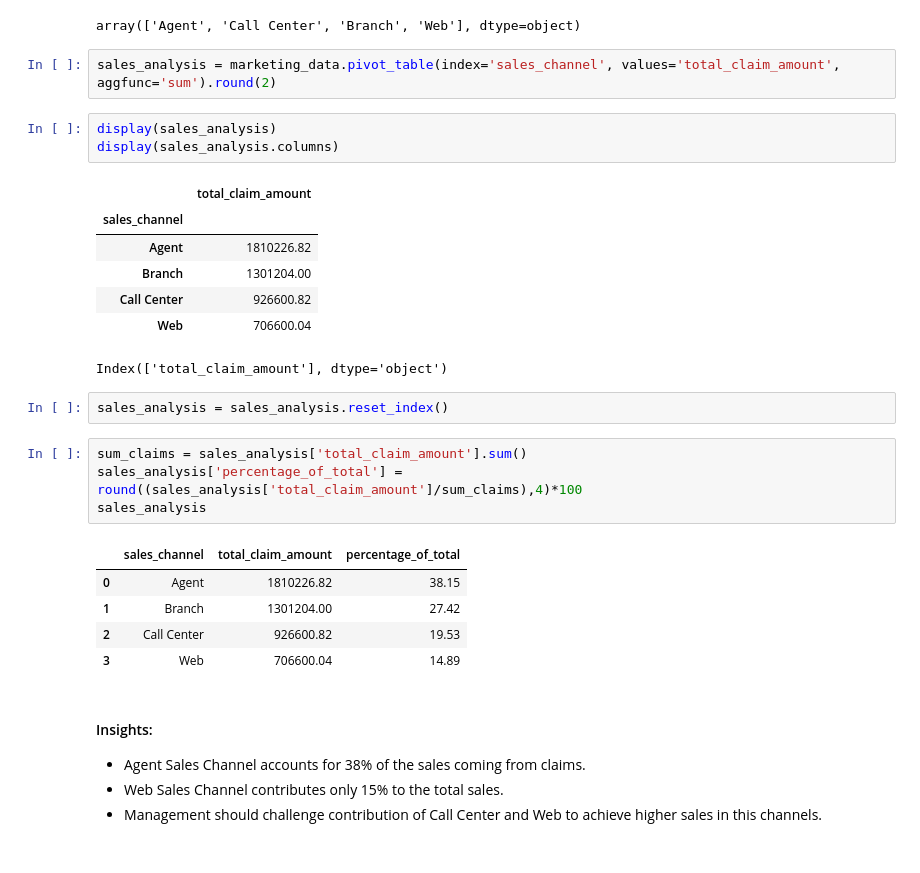
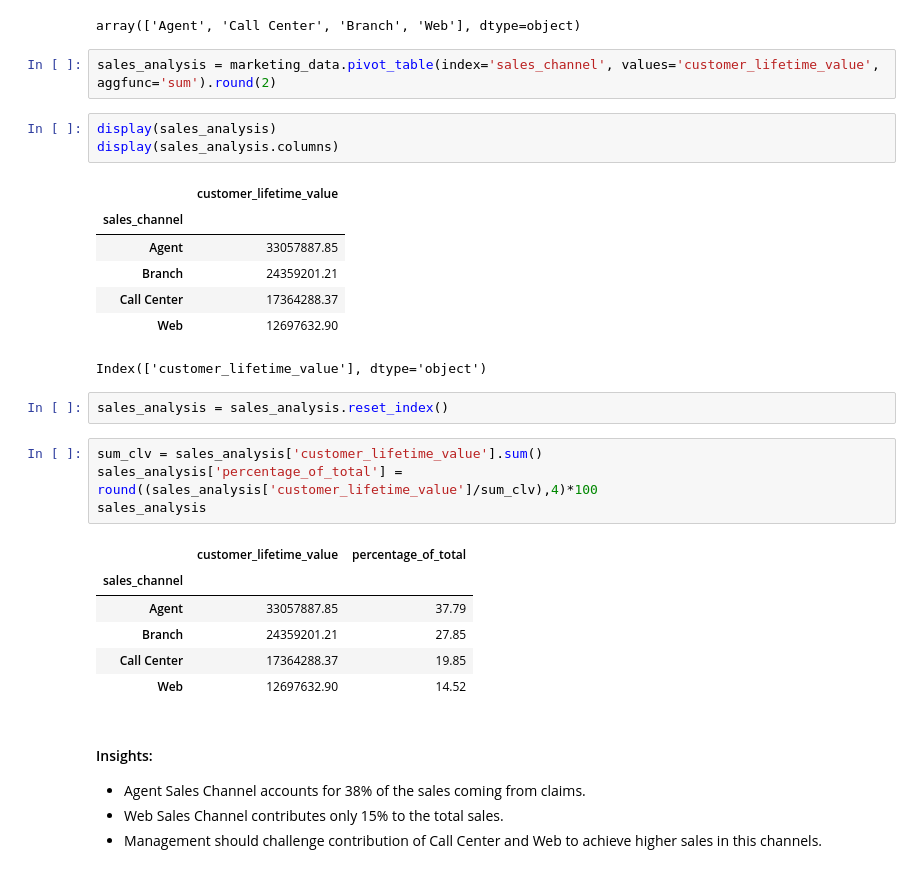
Before and after one commit to alinajohanna/lab-dw-data-structuring-and-combining, a Jupyter notebook: lab-dw-data-structuring-and-combining.ipynb, the cells around one changed output. Drawn from its saved outputs; the diff is of its cells as text.

```diff
--- a/lab-dw-data-structuring-and-combining.ipynb
+++ b/lab-dw-data-structuring-and-combining.ipynb
@@ -451,30 +451,31 @@ marketing_data['sales_channel'].unique()
 # %% [output]
 array(['Agent', 'Call Center', 'Branch', 'Web'], dtype=object)
 # %%
-sales_analysis = marketing_data.pivot_table(index='sales_channel', values='total_claim_amount', aggfunc='sum').round(2)
+sales_analysis = marketing_data.pivot_table(index='sales_channel', values='customer_lifetime_value', aggfunc='sum').round(2)
 # %%
 display(sales_analysis)
 display(sales_analysis.columns)
 # %% [output]
-|  | total_claim_amount |
+|  | customer_lifetime_value |
 | sales_channel |  |
-| Agent | 1810226.82 |
-| Branch | 1301204.00 |
-| Call Center | 926600.82 |
-| Web | 706600.04 |
+| Agent | 33057887.85 |
+| Branch | 24359201.21 |
+| Call Center | 17364288.37 |
+| Web | 12697632.90 |
-Index(['total_claim_amount'], dtype='object')
+Index(['customer_lifetime_value'], dtype='object')
 # %%
 sales_analysis = sales_analysis.reset_index()
 # %%
-sum_claims = sales_analysis['total_claim_amount'].sum()
-sales_analysis['percentage_of_total'] = round((sales_analysis['total_claim_amount']/sum_claims),4)*100
+sum_clv = sales_analysis['customer_lifetime_value'].sum()
+sales_analysis['percentage_of_total'] = round((sales_analysis['customer_lifetime_value']/sum_clv),4)*100
 sales_analysis
 # %% [output]
-|  | sales_channel | total_claim_amount | percentage_of_total |
-| 0 | Agent | 1810226.82 | 38.15 |
-| 1 | Branch | 1301204.00 | 27.42 |
-| 2 | Call Center | 926600.82 | 19.53 |
-| 3 | Web | 706600.04 | 14.89 |
+|  | customer_lifetime_value | percentage_of_total |
+| sales_channel |  |  |
+| Agent | 33057887.85 | 37.79 |
+| Branch | 24359201.21 | 27.85 |
+| Call Center | 17364288.37 | 19.85 |
+| Web | 12697632.90 | 14.52 |
 # %% [markdown]
 #### Insights:
 
```
